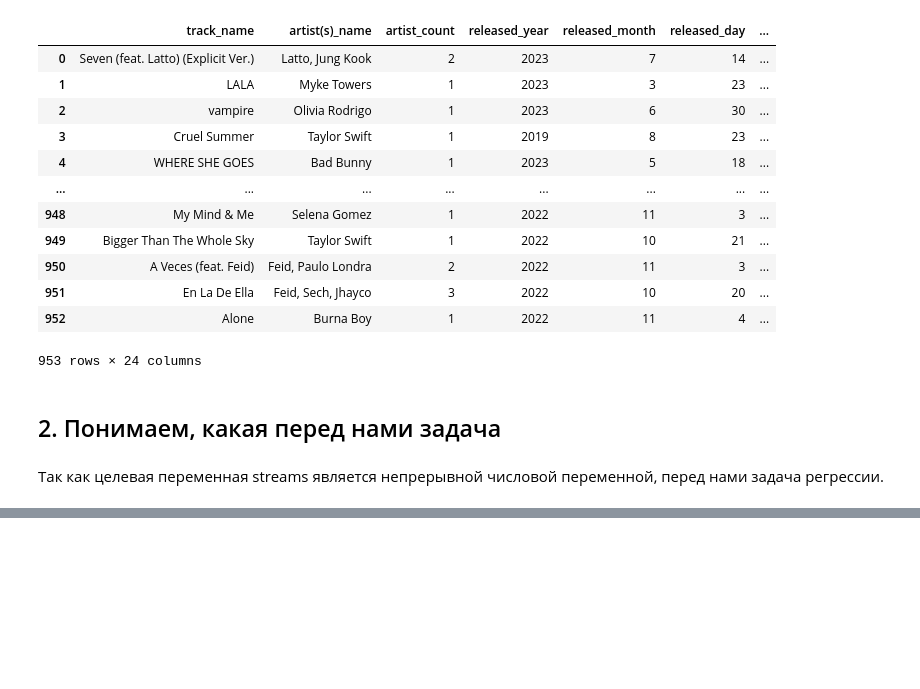
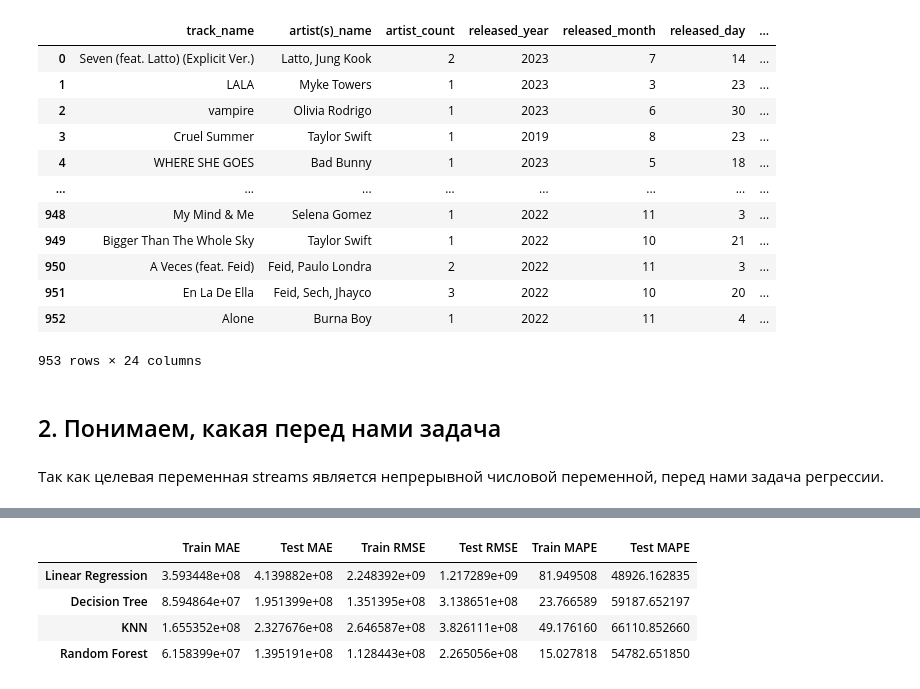
Before and after one commit to PolinaKliushova/ai_labs, a Jupyter notebook: notebooks/labs/03_lab_ml_intro.ipynb, the cells around one changed output, grey strips where cells are left out. Saved outputs shown, nothing was run; the diff lists cells and outputs as text; code cells hidden in the pictures; blank space fills up the shorter version.

```diff
--- a/notebooks/labs/03_lab_ml_intro.ipynb
+++ b/notebooks/labs/03_lab_ml_intro.ipynb
@@ -120,0 +273,6 @@ TypeError: loop of ufunc does not support argument 0 of type str which has no ca
+# %%
+from sklearn.tree import DecisionTreeRegressor
+
+tree = DecisionTreeRegressor(max_depth=7)
+tree.fit(X_train, y_train_log)
+y_pred_2 = tree.predict(X_test)
@@ -120,0 +281,6 @@ TypeError: loop of ufunc does not support argument 0 of type str which has no ca
+# %%
+from sklearn.neighbors import KNeighborsRegressor
+
+knn = KNeighborsRegressor(n_neighbors=3)
+knn.fit(X_train, y_train_log)
+y_pred_3 = knn.predict(X_test)
@@ -120,0 +289,6 @@ TypeError: loop of ufunc does not support argument 0 of type str which has no ca
+# %%
+from sklearn.ensemble import RandomForestRegressor
+
+rf = RandomForestRegressor(max_depth=10)
+rf.fit(X_train, y_train_log)
+y_pred_4 = rf.predict(X_test)
@@ -120,0 +299,34 @@ TypeError: loop of ufunc does not support argument 0 of type str which has no ca
+# %%
+from sklearn.metrics import mean_absolute_error, mean_squared_error
+def evaluate_model(model, X_train, y_train, X_test, y_test):
+    y_train_pred = np.expm1(model.predict(X_train))
+    y_test_pred = np.expm1(model.predict(X_test))
+    metrics = {
+        "Train MAE": mean_absolute_error(y_train, y_train_pred),
+        "Test MAE": mean_absolute_error(y_test, y_test_pred),
+        "Train RMSE": np.sqrt(mean_squared_error(y_train, y_train_pred)),
+        "Test RMSE": np.sqrt(mean_squared_error(y_test, y_test_pred)),
+        "Train MAPE": np.mean(np.abs((y_train - y_train_pred) / y_train)) * 100,
+        "Test MAPE": np.mean(np.abs((y_test - y_test_pred) / y_test)) * 100,
+    }
+    return metrics
+
+models = {
+    "Linear Regression": lr,
+    "Decision Tree": tree,
+    "KNN": knn,
+    "Random Forest": rf
+}
+
+results = {}
+for model_name, model in models.items():
+    results[model_name] = evaluate_model(model, X_train, y_train, X_test, y_test)
+
+metrics_mape_df = pd.DataFrame(results).T
+metrics_mape_df
+# %% [output]
+|  | Train MAE | Test MAE | Train RMSE | Test RMSE | Train MAPE | Test MAPE |
+| Linear Regression | 3.593448e+08 | 4.139882e+08 | 2.248392e+09 | 1.217289e+09 | 81.949508 | 48926.162835 |
+| Decision Tree | 8.594864e+07 | 1.951399e+08 | 1.351395e+08 | 3.138651e+08 | 23.766589 | 59187.652197 |
+| KNN | 1.655352e+08 | 2.327676e+08 | 2.646587e+08 | 3.826111e+08 | 49.176160 | 66110.852660 |
+| Random Forest | 6.158399e+07 | 1.395191e+08 | 1.128443e+08 | 2.265056e+08 | 15.027818 | 54782.651850 |
```
Also changed, not shown: parts of 32 cells of this notebook.
